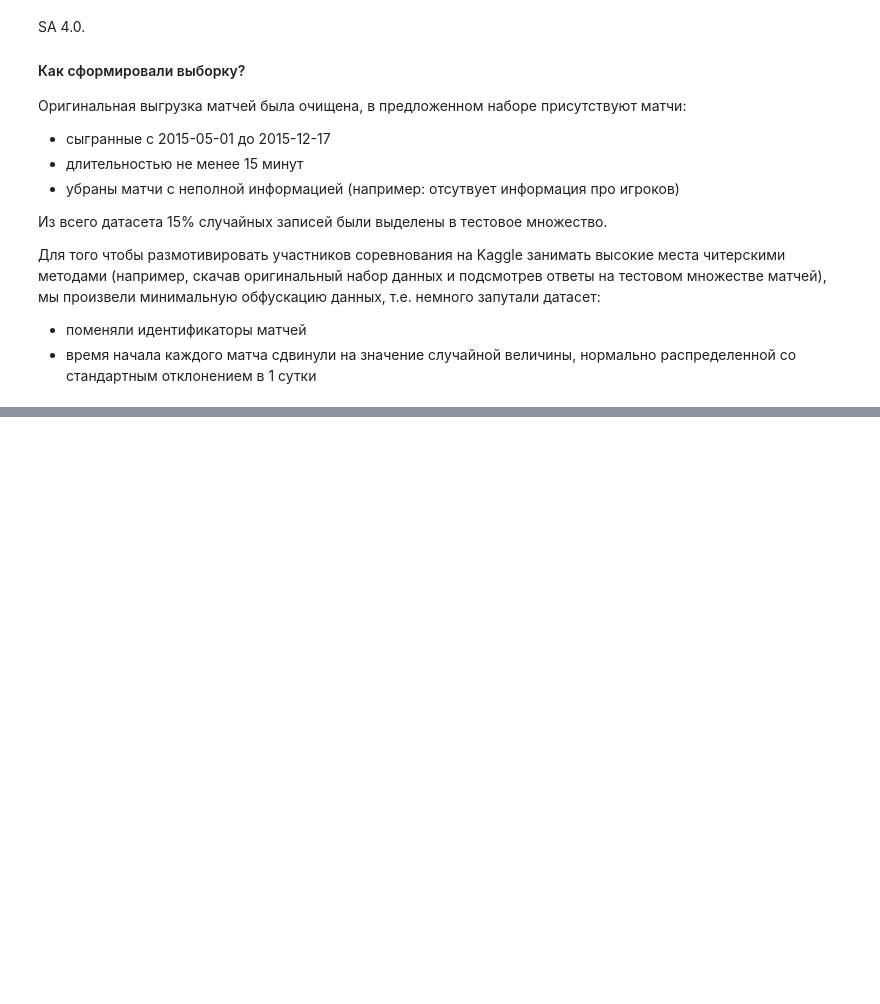
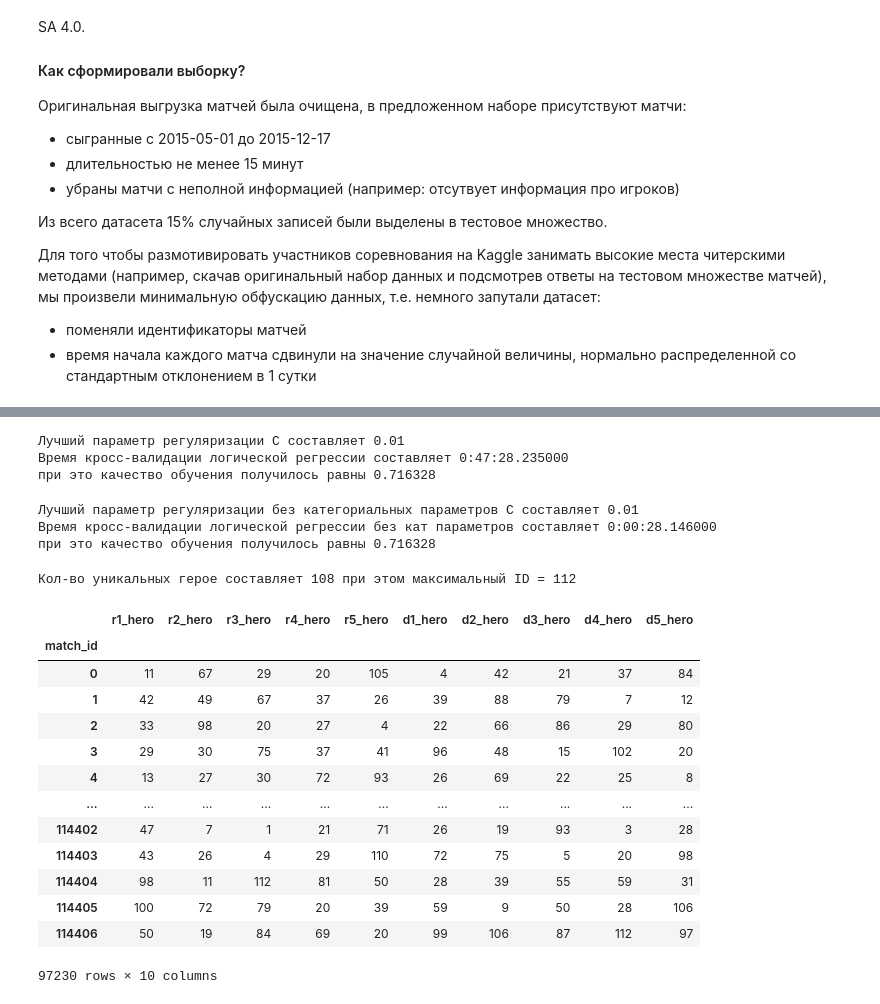
Before and after one commit to Healbod/projects, a Jupyter notebook: dota_win/final-statement.ipynb, the cells around one changed output, grey strips where cells are left out. Saved outputs shown, nothing was run; the diff lists cells and outputs as text; code cells hidden in the pictures; blank space fills up the shorter version.

```diff
--- a/dota_win/final-statement.ipynb
+++ b/dota_win/final-statement.ipynb
@@ -429,0 +486,8 @@ match_id,radiant_win
+# %%
+# 3. Замените пропуски на нули с помощью функции fillna(). На самом деле этот способ является предпочтительным для
+# логистической регрессии, поскольку он позволит пропущенному значению не вносить никакого вклада в предсказание. Для
+# деревьев часто лучшим вариантом оказывается замена пропуска на очень большое или очень маленькое значение — в этом
+# случае при построении разбиения вершины можно будет отправить объекты с пропусками в отдельную ветвь дерева. Также
+# есть и другие подходы — например, замена пропуска на среднее значение признака. Мы не требуем этого в задании, но
+# при желании попробуйте разные подходы к обработке пропусков и сравните их между собой.
+X = X.fillna(0)
@@ -429,0 +527,68 @@ match_id,radiant_win
+# %%
+# start_time = datetime.now()
+LR = LogisticRegression(penalty='l2')
+clf_LR = GridSearchCV(LR, {'C': [0.001, 0.01, 0.1, 1, 10, 1e2, 1e3]}, cv=cv, scoring='roc_auc')
+clf_LR.fit(X_scaled, y=y)
+print('Лучший параметр регуляризации C составляет {}'.format(clf_LR.best_params_['C']))
+print('Время кросс-валидации логической регрессии составляет {}'.format(datetime.now() - start_time))
+print('при это качество обучения получилось равны {}'.format(round(clf_LR.cv_results_['mean_test_score'].mean(), 6)))
+# %% [output]
+Лучший параметр регуляризации C составляет 0.01
+Время кросс-валидации логической регрессии составляет 0:47:28.235000
+при это качество обучения получилось равны 0.716328
+# %%
+# 2. Среди признаков в выборке есть категориальные, которые мы использовали как числовые, что вряд ли является хорошей
+# идеей. Категориальных признаков в этой задаче одиннадцать: lobby_type и r1_hero, r2_hero, ..., r5_hero, d1_hero,
+# d2_hero, ..., d5_hero. Уберите их из выборки, и проведите кросс-валидацию для логистической регрессии на новой
+# выборке с подбором лучшего параметра регуляризации. Изменилось ли качество? Чем вы можете это объяснить?
+X_clear = X.drop(labels=['lobby_type', 'r1_hero', 'r2_hero', 'r3_hero', 'r4_hero', 'r5_hero',
+                   'd1_hero', 'd2_hero', 'd3_hero', 'd4_hero', 'd5_hero'], axis=1)
+scaled_clear = StandardScaler()
+X_scaled_clear = scaled_clear.fit_transform(X_clear)
+
+start_time = datetime.now()
+clf_LR_clear = GridSearchCV(LR, {'C': [0.001, 0.01, 0.1, 1, 10, 1e2, 1e3]}, cv=cv, scoring='roc_auc')
+clf_LR_clear.fit(X_scaled_clear, y=y)
+print('Лучший параметр регуляризации без категориальных параметров C составляет {}'.format(clf_LR.best_params_['C']))
+print('Время кросс-валидации логической регрессии без кат параметров составляет {}'.format(datetime.now() - start_time))
+print('при это качество обучения получилось равны {}'.format(round(clf_LR.cv_results_['mean_test_score'].mean(), 6)))
+# %% [output]
+Лучший параметр регуляризации без категориальных параметров C составляет 0.01
+Время кросс-валидации логической регрессии без кат параметров составляет 0:00:28.146000
+при это качество обучения получилось равны 0.716328
+# %%
+# 3. На предыдущем шаге мы исключили из выборки признаки rM_hero и dM_hero, которые показывают, какие именно герои
+# играли за каждую команду. Это важные признаки — герои имеют разные характеристики, и некоторые из них выигрывают
+# чаще, чем другие. Выясните из данных, сколько различных идентификаторов героев существует в данной игре (вам может
+# пригодиться фукнция unique или value_counts).
+X_heroes = X.loc[:, ['r1_hero', 'r2_hero', 'r3_hero', 'r4_hero', 'r5_hero',
+                    'd1_hero', 'd2_hero', 'd3_hero', 'd4_hero', 'd5_hero']]
+for i in range(X_heroes.shape[1]):
+    if i == 0:
+        df_herous = pd.DataFrame(np.zeros((len(X_heroes.iloc[:, i].value_counts()), X_heroes.shape[1])),
+                           index=X_heroes.iloc[:, i].value_counts().sort_index().index,
+                           columns=X_heroes.columns)
+        df_herous.iloc[:, i] = X_heroes.iloc[:, i].value_counts().sort_index()
+    else:
+        df_herous.iloc[:, i] = X_heroes.iloc[:, i].value_counts().sort_index()
+print('Кол-во уникальных герое составляет {} при этом максимальный ID = {}'
+      .format(df_herous.shape[0], df_herous.index[-1]))
+# %% [output]
+Кол-во уникальных герое составляет 108 при этом максимальный ID = 112
+# %%
+X_heroes
+# %% [output]
+|  | r1_hero | r2_hero | r3_hero | r4_hero | r5_hero | d1_hero | d2_hero | d3_hero | d4_hero | d5_hero |
+| match_id |  |  |  |  |  |  |  |  |  |  |
+| 0 | 11 | 67 | 29 | 20 | 105 | 4 | 42 | 21 | 37 | 84 |
+| 1 | 42 | 49 | 67 | 37 | 26 | 39 | 88 | 79 | 7 | 12 |
+| 2 | 33 | 98 | 20 | 27 | 4 | 22 | 66 | 86 | 29 | 80 |
+| 3 | 29 | 30 | 75 | 37 | 41 | 96 | 48 | 15 | 102 | 20 |
+| 4 | 13 | 27 | 30 | 72 | 93 | 26 | 69 | 22 | 25 | 8 |
+| ... | ... | ... | ... | ... | ... | ... | ... | ... | ... | ... |
+| 114402 | 47 | 7 | 1 | 21 | 71 | 26 | 19 | 93 | 3 | 28 |
+| 114403 | 43 | 26 | 4 | 29 | 110 | 72 | 75 | 5 | 20 | 98 |
+| 114404 | 98 | 11 | 112 | 81 | 50 | 28 | 39 | 55 | 59 | 31 |
+| 114405 | 100 | 72 | 79 | 20 | 39 | 59 | 9 | 50 | 28 | 106 |
+| 114406 | 50 | 19 | 84 | 69 | 20 | 99 | 106 | 87 | 112 | 97 |
+97230 rows × 10 columns
```
Also changed, not shown: parts of 8 cells of this notebook, 1 other file.
